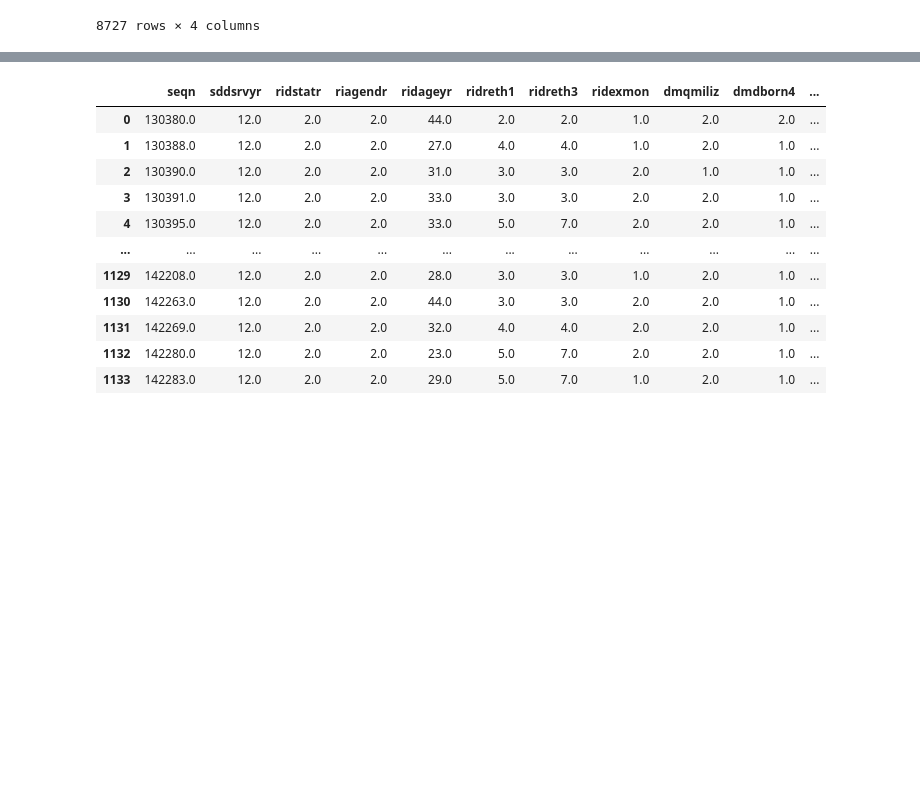
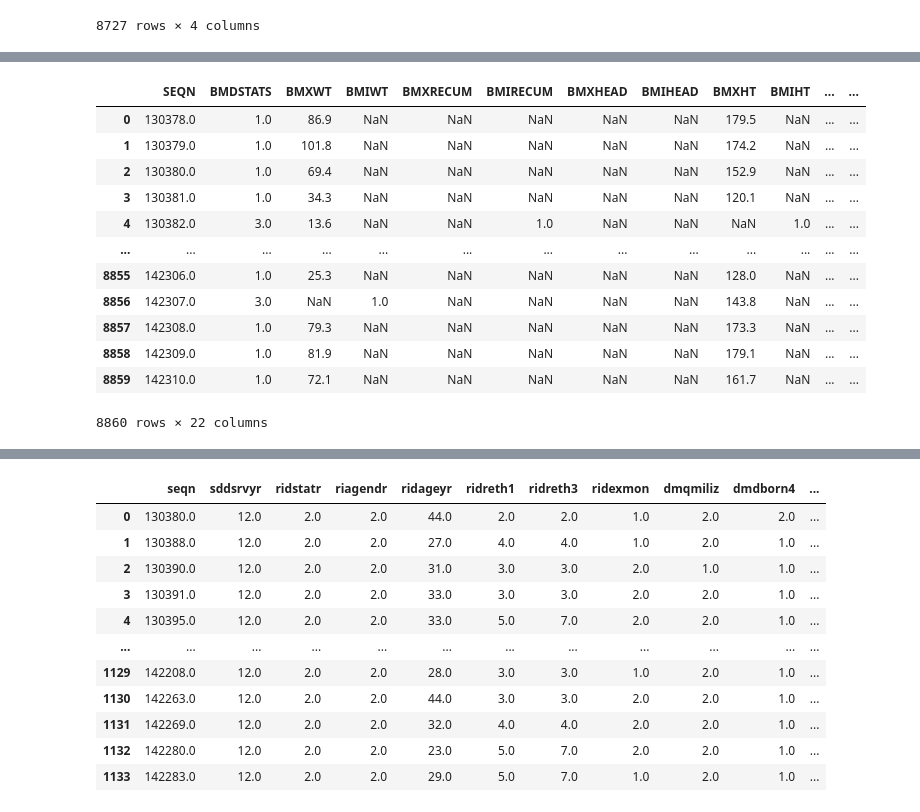
Before and after one commit to manaswithasunkara/Bias-mititgation-Healthcare-, a Jupyter notebook: Bias_Mitigation.ipynb, the cells around one changed output, grey strips where cells are left out. Saved outputs shown, nothing was run; the diff lists cells and outputs as text; code cells hidden in the pictures; blank space fills up the shorter version.

```diff
--- a/Bias_Mitigation.ipynb
+++ b/Bias_Mitigation.ipynb
@@ -142,0 +120,17 @@ Preg_data
+# %%
+BDmass_data = load_dataset("BMX_L.xpt")
+BDmass_data
+# %% [output]
+|  | SEQN | BMDSTATS | BMXWT | BMIWT | BMXRECUM | BMIRECUM | BMXHEAD | BMIHEAD | BMXHT | BMIHT | ... | ... |
+| 0 | 130378.0 | 1.0 | 86.9 | NaN | NaN | NaN | NaN | NaN | 179.5 | NaN | ... | ... |
+| 1 | 130379.0 | 1.0 | 101.8 | NaN | NaN | NaN | NaN | NaN | 174.2 | NaN | ... | ... |
+| 2 | 130380.0 | 1.0 | 69.4 | NaN | NaN | NaN | NaN | NaN | 152.9 | NaN | ... | ... |
+| 3 | 130381.0 | 1.0 | 34.3 | NaN | NaN | NaN | NaN | NaN | 120.1 | NaN | ... | ... |
+| 4 | 130382.0 | 3.0 | 13.6 | NaN | NaN | 1.0 | NaN | NaN | NaN | 1.0 | ... | ... |
+| ... | ... | ... | ... | ... | ... | ... | ... | ... | ... | ... | ... | ... |
+| 8855 | 142306.0 | 1.0 | 25.3 | NaN | NaN | NaN | NaN | NaN | 128.0 | NaN | ... | ... |
+| 8856 | 142307.0 | 3.0 | NaN | 1.0 | NaN | NaN | NaN | NaN | 143.8 | NaN | ... | ... |
+| 8857 | 142308.0 | 1.0 | 79.3 | NaN | NaN | NaN | NaN | NaN | 173.3 | NaN | ... | ... |
+| 8858 | 142309.0 | 1.0 | 81.9 | NaN | NaN | NaN | NaN | NaN | 179.1 | NaN | ... | ... |
+| 8859 | 142310.0 | 1.0 | 72.1 | NaN | NaN | NaN | NaN | NaN | 161.7 | NaN | ... | ... |
+8860 rows × 22 columns
```
Also changed, not shown: parts of 38 cells of this notebook.
